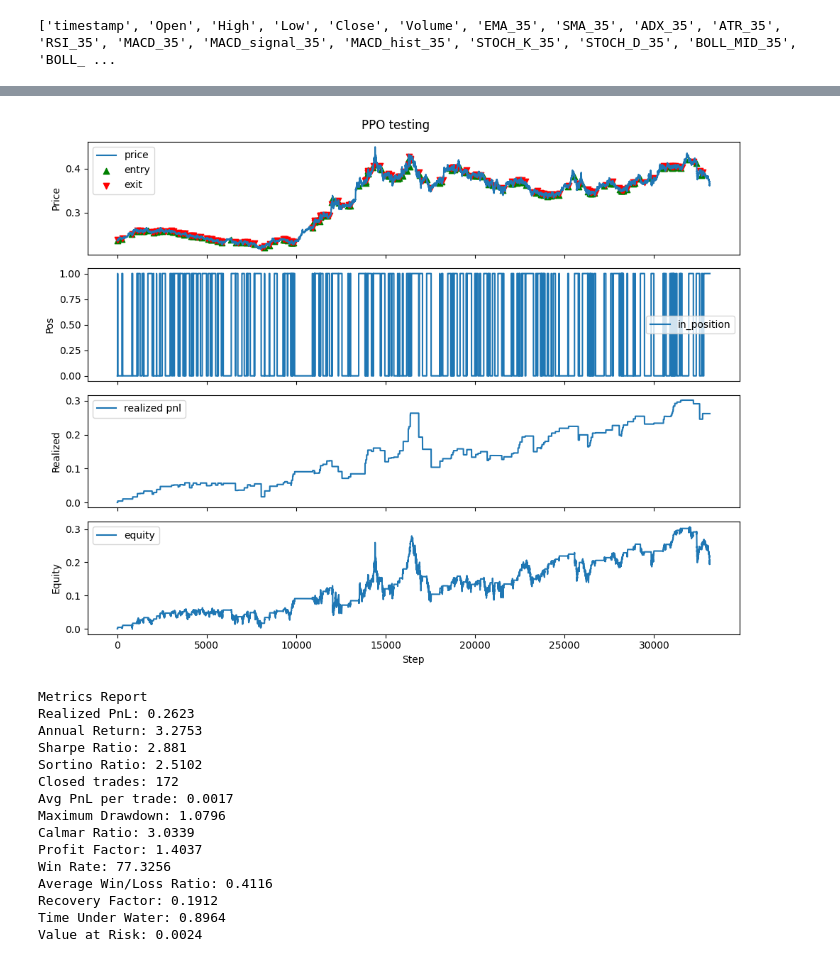
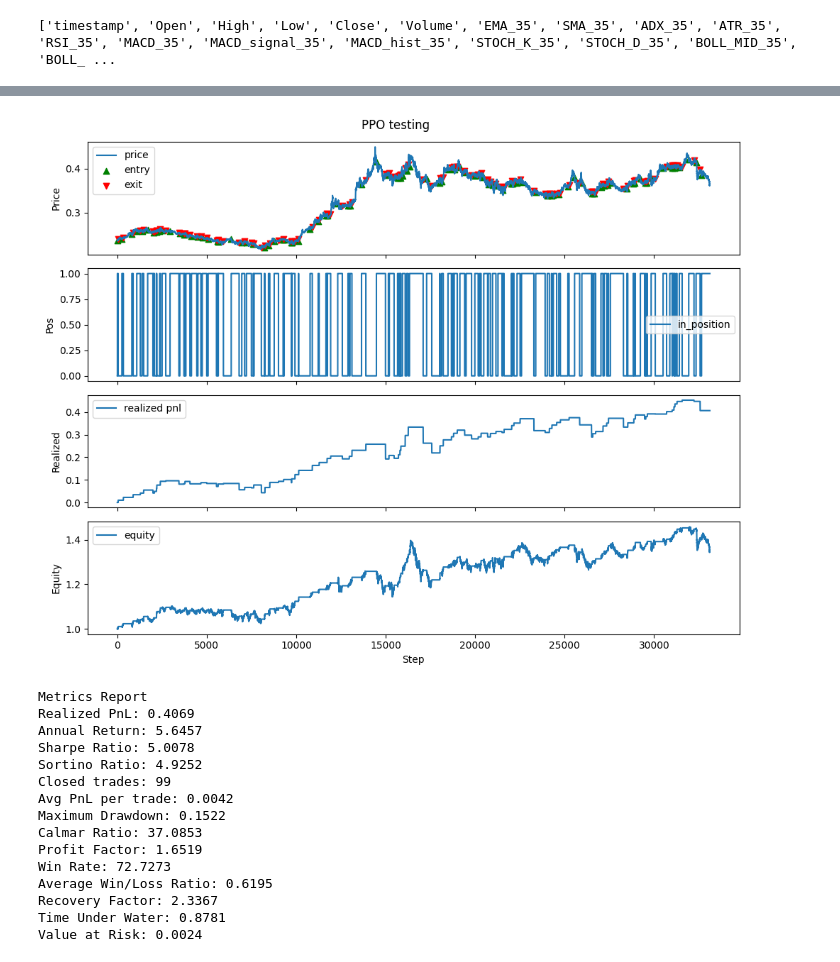
Before and after one commit to SIA86/pretrained_rl_ppo_model, a Jupyter notebook: RL_training.ipynb, the cells around one changed output, grey strips where cells are left out. Saved outputs shown, nothing was run; the diff lists cells and outputs as text; code cells hidden in the pictures.

```diff
--- a/RL_training.ipynb
+++ b/RL_training.ipynb
@@ -44,8 +44,8 @@ START = "2024-01-20"
 END = "2025-05-23"
 TIMESTAMP_COL = "timestamp"          # column with timestamps
 
-raw_df = joblib.load(PATH_TO_DATA).loc[START:END]
-df = prepare_time_series(raw_df, timestamp_col=TIMESTAMP_COL)
+raw_df = joblib.load(PATH_TO_DATA)
+df = prepare_time_series(raw_df, timestamp_col=TIMESTAMP_COL).loc[START:END]
 print(f"From {df.index[0]} to {df.index[-1]}")
 # %% [output]
 From 2024-01-20 00:00:00+00:00 to 2025-05-23 23:59:00+00:00
@@ -629,7 +609,7 @@ update=1 avg_reward=0.502 profit=-0.052 kl_coef=0.0125
 # %%
 # @title Test simulation
-ACTOR_WEIGHTS = "/content/drive/MyDrive/stocks/pretrained_rl_ppo/sl_weights/exp1/best_lstm.weights.h5"
-SL_MODEL_CONFIG = "/content/drive/MyDrive/stocks/pretrained_rl_ppo/sl_weights/exp1/config.joblib"
+ACTOR_WEIGHTS = "/content/drive/MyDrive/stocks/pretrained_rl_ppo/ppo_weights/exp2/actor_best_ep:2_rt:0.0600.weights.h5"
+SL_MODEL_CONFIG = "/content/drive/MyDrive/stocks/pretrained_rl_ppo/sl_weights/exp3/config.joblib"
 CONFIG = joblib.load(SL_MODEL_CONFIG)
 
 START = "2024-01-20"
@@ -645,50 +625,51 @@ PPO_NUM_ACTIONS = CONFIG['num_actions']
 FEATURES = CONFIG['features']
 
 dataframe = df.loc[START:END].copy()
 
 _,_,ppo_test_df, _ = prepare_datasets(dataframe,
                                   FEATURES,
                                   test_from=TEST_FROM,
                                   norm_kind='minmax')
 
 TEST_CFG = EnvConfig(
     mode=1,
     fee=0.0002,
-    spread=0.0001,
+    spread=0.0,
     leverage=1.0,
     max_steps=1e9,
-    reward_scale=1.0,
+    reward_scale=100.0,
     use_log_reward=False,
-    time_penalty=0.0,
-    hold_penalty=0.0,
+    valid_time=50,
+    time_penalty=0.001,
+    hold_penalty=0.001,
 )
 
 testing_simulation(
     ppo_test_df,
     ACTOR_WEIGHTS,
     PPO_SEQ_LEN,
     PPO_FEATURES_DIM,
     PPO_UNITS_PER_LAYER,
     PPO_DROPOUT,
     PPO_NUM_ACTIONS,
     FEATURES,
     TEST_CFG,
     debug=False
 )
 # %% [output]
-[figure, old version]
+[figure, new version]
 Metrics Report
-Realized PnL: 0.2623
-Annual Return: 3.2753
-Sharpe Ratio: 2.881
-Sortino Ratio: 2.5102
-Closed trades: 172
-Avg PnL per trade: 0.0017
-Maximum Drawdown: 1.0796
-Calmar Ratio: 3.0339
-Profit Factor: 1.4037
-Win Rate: 77.3256
-Average Win/Loss Ratio: 0.4116
-Recovery Factor: 0.1912
-Time Under Water: 0.8964
+Realized PnL: 0.4069
+Annual Return: 5.6457
+Sharpe Ratio: 5.0078
+Sortino Ratio: 4.9252
+Closed trades: 99
+Avg PnL per trade: 0.0042
+Maximum Drawdown: 0.1522
+Calmar Ratio: 37.0853
+Profit Factor: 1.6519
+Win Rate: 72.7273
+Average Win/Loss Ratio: 0.6195
+Recovery Factor: 2.3367
+Time Under Water: 0.8781
 Value at Risk: 0.0024
```
Also changed, not shown: parts of 4 cells of this notebook, 12 other files.
